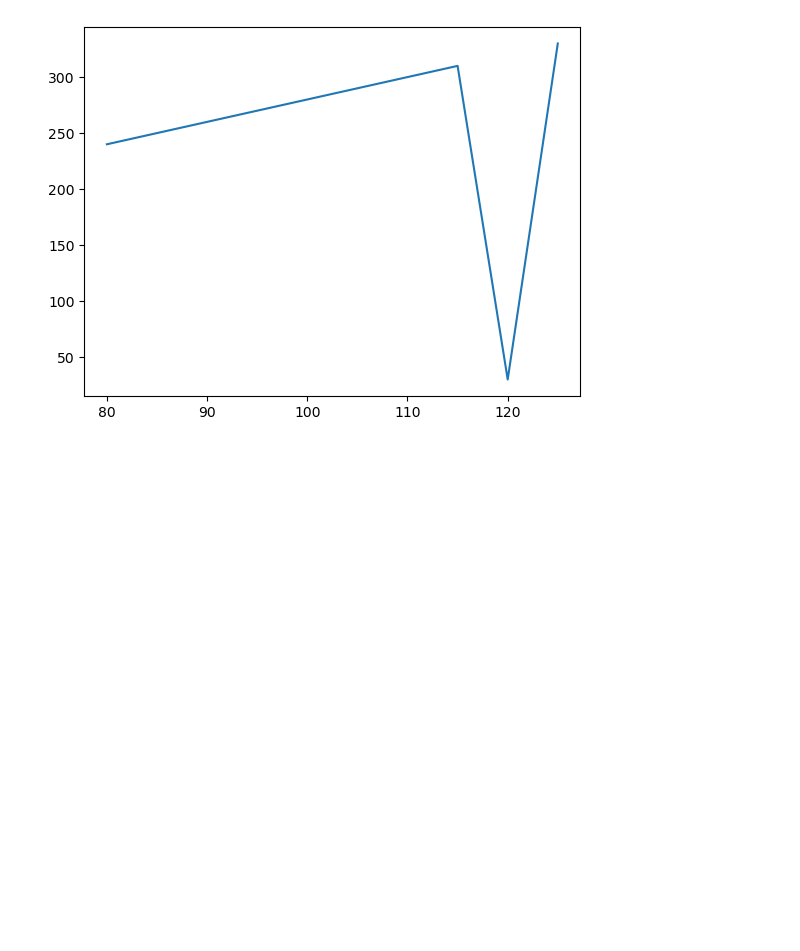
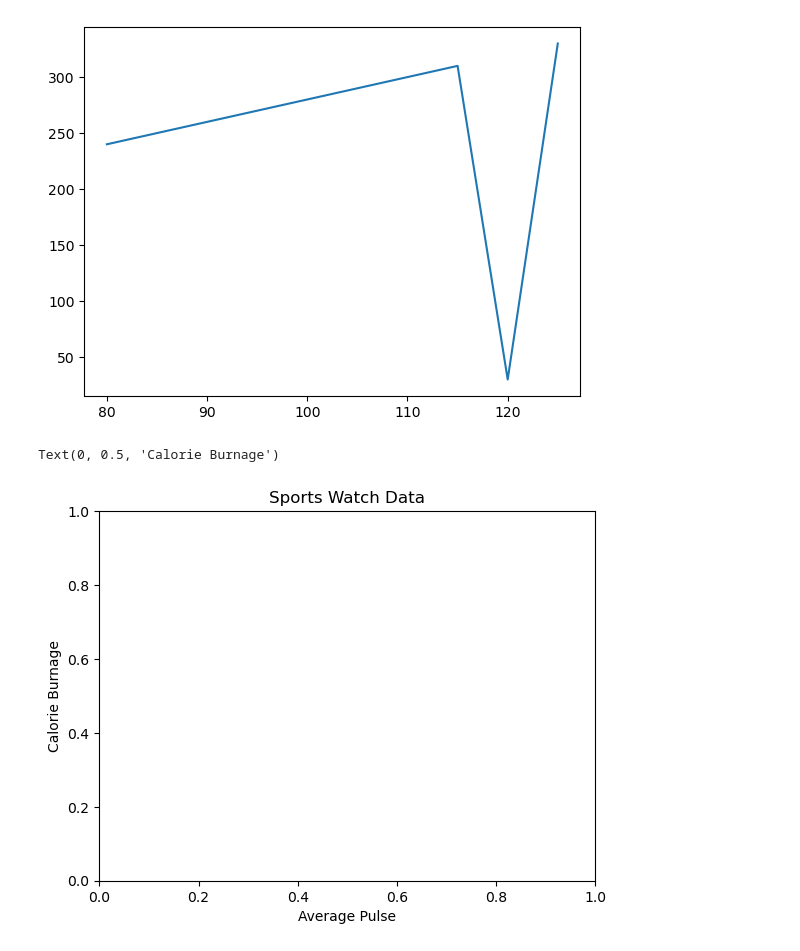
Before and after one commit to oliverjunior1/VS-Code, a Jupyter notebook: w3_treinamentos/Python/matplotlib/4_labels.ipynb, the cells around one changed output. Saved outputs shown, nothing was run; the diff lists cells and outputs as text; code cells hidden in the pictures; blank space fills up the shorter version.

Commit message:
Create Labels for a Plot

```diff
--- a/w3_treinamentos/Python/matplotlib/4_labels.ipynb
+++ b/w3_treinamentos/Python/matplotlib/4_labels.ipynb
@@ -25,3 +25,10 @@ plt.plot(x, y)
 # %% [output]
 [<matplotlib.lines.Line2D at 0x...>]
 [figure]
+# %%
+plt.title("Sports Watch Data")
+plt.xlabel("Average Pulse")
+plt.ylabel("Calorie Burnage")
+# %% [output]
+Text(0, 0.5, 'Calorie Burnage')
+[figure, added]
```
